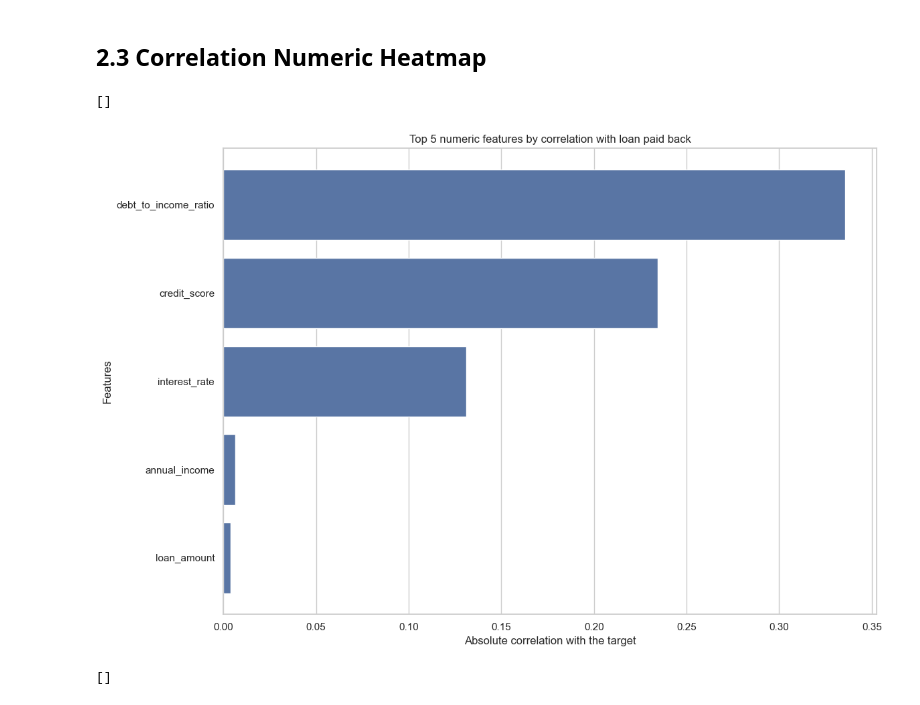
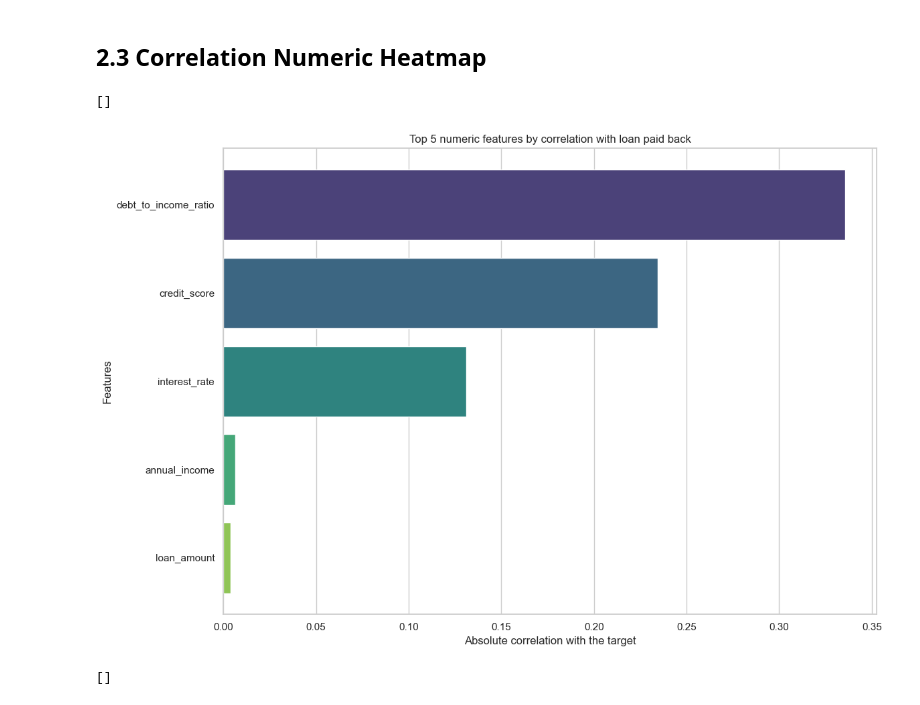
Before and after one commit to victorhrls/Kaggle, a Jupyter notebook: Loan Payback/loan-payback-eda.ipynb, the cells around one changed output. Drawn from its saved outputs; the diff is of its cells as text; code cells hidden in the pictures.

```diff
--- a/Loan Payback/loan-payback-eda.ipynb
+++ b/Loan Payback/loan-payback-eda.ipynb
@@ -202,19 +202,19 @@ Categorical Features
 # %%
 # numeric correlations
 correlations = df_train[num_features + ['loan_paid_back']].corr()['loan_paid_back'].abs().sort_values(ascending=False)
 
 plt.figure(figsize = (12,8))
 top_corr = correlations.head(5)
 
-sns.barplot(x=correlations[1:].values, y=correlations.index[1:])
+sns.barplot(x=correlations[1:].values, y=correlations.index[1:], palette = 'viridis')
 plt.title("Top 5 numeric features by correlation with loan paid back")
 plt.ylabel("Features")
 plt.xlabel("Absolute correlation with the target")
 plt.tight_layout()
 plt.plot()
 # %% [output]
 []
-[figure, old version]
+[figure, new version]
 # %%
 # correlation matrix
 corr = df_train[num_features].corr()
```
Also changed, not shown: parts of 5 cells of this notebook.
